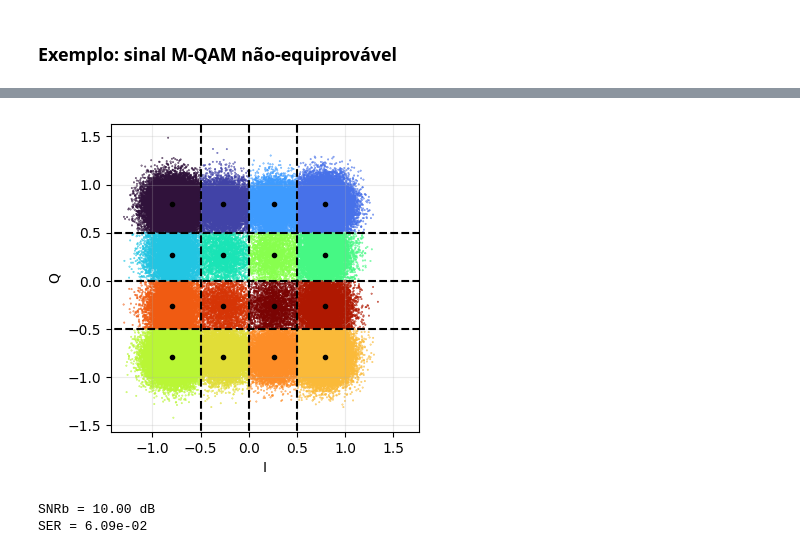
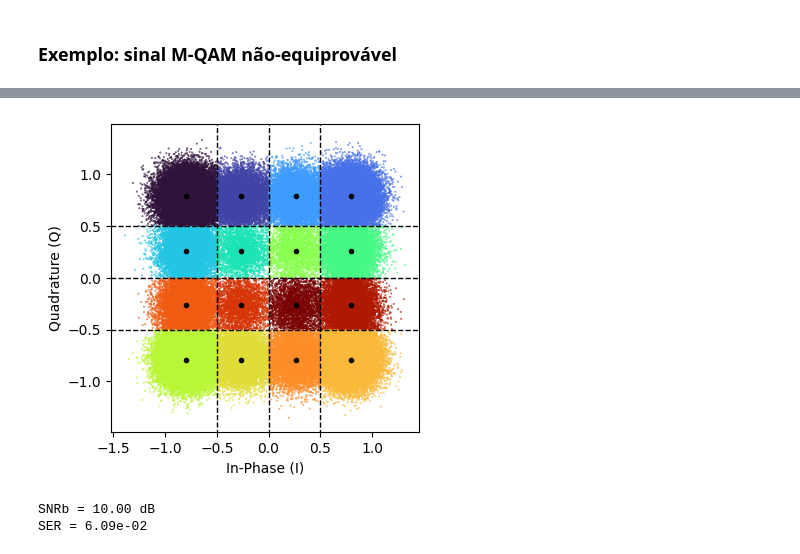
Before and after one commit to edsonportosilva/TDI, a Jupyter notebook: jupyter/3 - Receptores ótimos para canais AWGN.ipynb, the cells around one changed output, grey strips where cells are left out. Drawn from its saved outputs; the diff is of its cells as text; code cells hidden in the pictures.

```diff
--- a/jupyter/3 - Receptores ótimos para canais AWGN.ipynb
+++ b/jupyter/3 - Receptores ótimos para canais AWGN.ipynb
@@ -1044,24 +1044,16 @@ eyediagram(sigRx, Nsamples, SpS, plotlabel= str(M)+'-QAM (após o filtro casado)
 # %%
 dec, pos = detector(r, σ2, constSymb, px=probSymb, rule='MAP') # detector
 # %%
-# plota símbolos recebidos e decisões
-n_colors = M
-colors = cm.turbo(np.linspace(0, 1, n_colors))
-index = np.arange(0,dec.size)
-
-plt.figure(figsize=(4,4))
-plt.scatter(r.real, r.imag,c=[colors[ind] for ind in pos], marker='.', s = 0.5);
-plt.axis('square');
-plt.grid(alpha=0.25)
-plt.xlabel('I')
-plt.ylabel('Q');
-plt.plot(constSymb.real, constSymb.imag,'ko',markersize=3);
+# plota símbolos recebidos e limiares de decisão
+fig, ax = plotColoredConst(r, constSymb, SNR=10*np.log10(1/σ2), px=probSymb, rule='MAP', cmap = cm.turbo)
+fig.set_size_inches(4, 4)
+plt.plot(constSymb.real, constSymb.imag,'ko', markersize=3);
 
 lx, ly = findLimiars(constSymb, σ2=σ2, px=probSymb)
-plt.hlines(ly, -3, 3, colors='black', linestyles='dashed');
-plt.vlines(lx, -3, 3, colors='black', linestyles='dashed');
+plt.hlines(ly, -3, 3, colors='black', linestyles='dashed', linewidth=1);
+plt.vlines(lx, -3, 3, colors='black', linestyles='dashed', linewidth=1);
 # %% [output]
-[figure, old version]
+[figure, new version]
 # %%
 ind = np.arange(100,dec.size-100)
 
```
Also changed, not shown: parts of 1 cell of this notebook.
